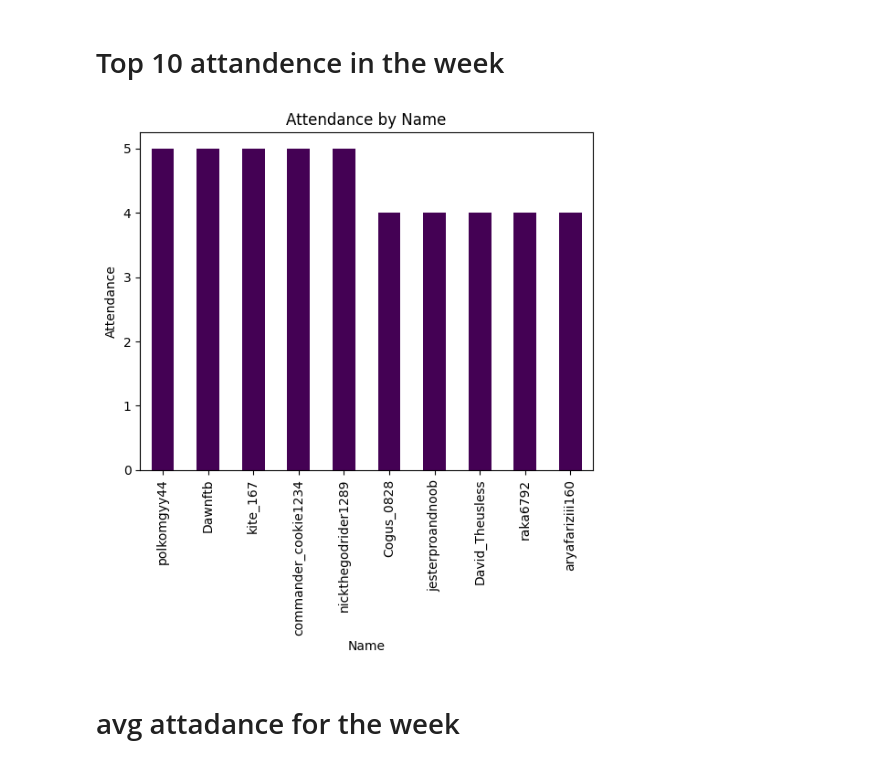
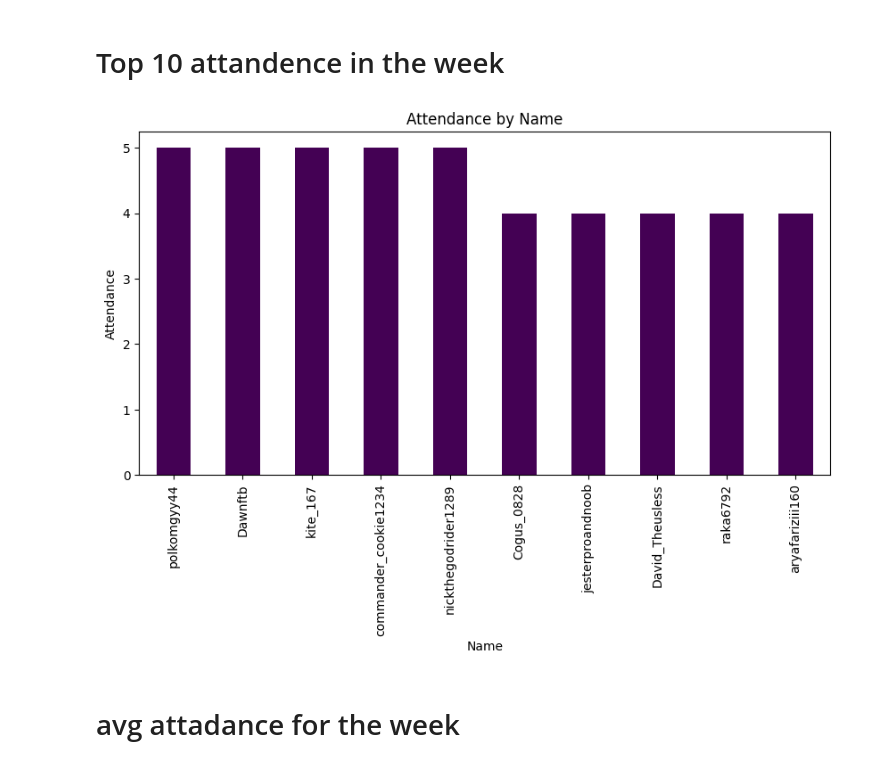
Before and after one commit to cakethehuman/brunswick-audit, a Jupyter notebook: special spikey/main (better version).ipynb, the cells around one changed output. Cells and saved outputs as stored; diff of their text form; code cells hidden in the pictures.

```diff
--- a/special spikey/main (better version).ipynb
+++ b/special spikey/main (better version).ipynb
@@ -29,13 +27,14 @@ df
 # %% [markdown]
 # Top 10 attandence in the week
 # %%
+plt.figure(figsize=(10, 5))
 df["name"].value_counts().nlargest(10).plot(kind='bar',colormap='viridis')
 plt.title("Attendance by Name")
 plt.xlabel("Name")
 plt.ylabel("Attendance")
-plt.show()
+plt.savefig('attadance_by_name.png',dpi=200,bbox_inches='tight')
 # %% [output]
-[figure, old version]
+[figure, new version]
 # %% [markdown]
 # avg attadance for the week
 # %%
```
Also changed, not shown: parts of 1 cell of this notebook, 6 other files.
